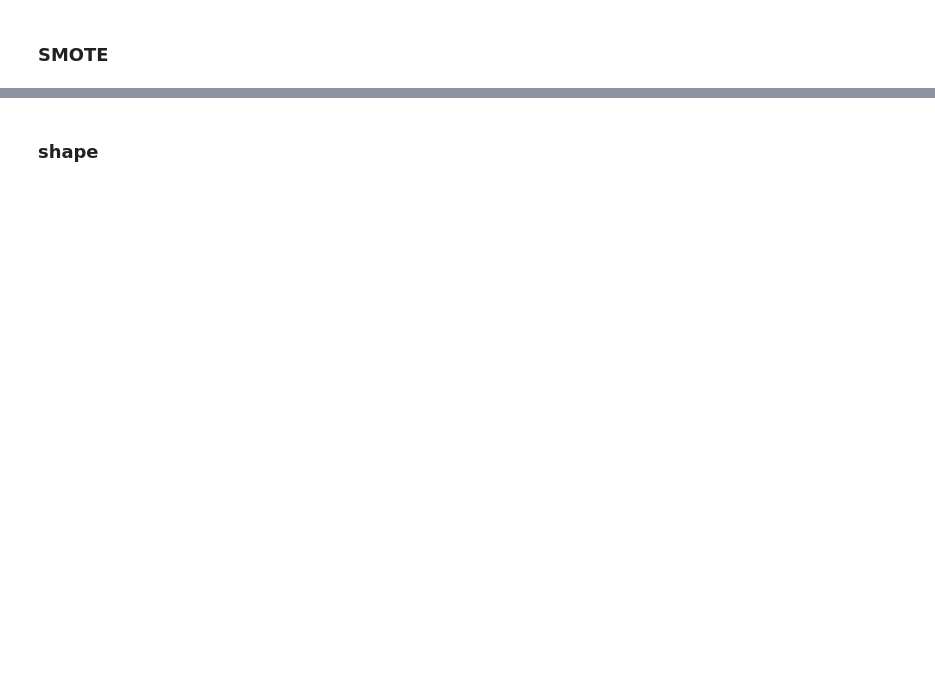
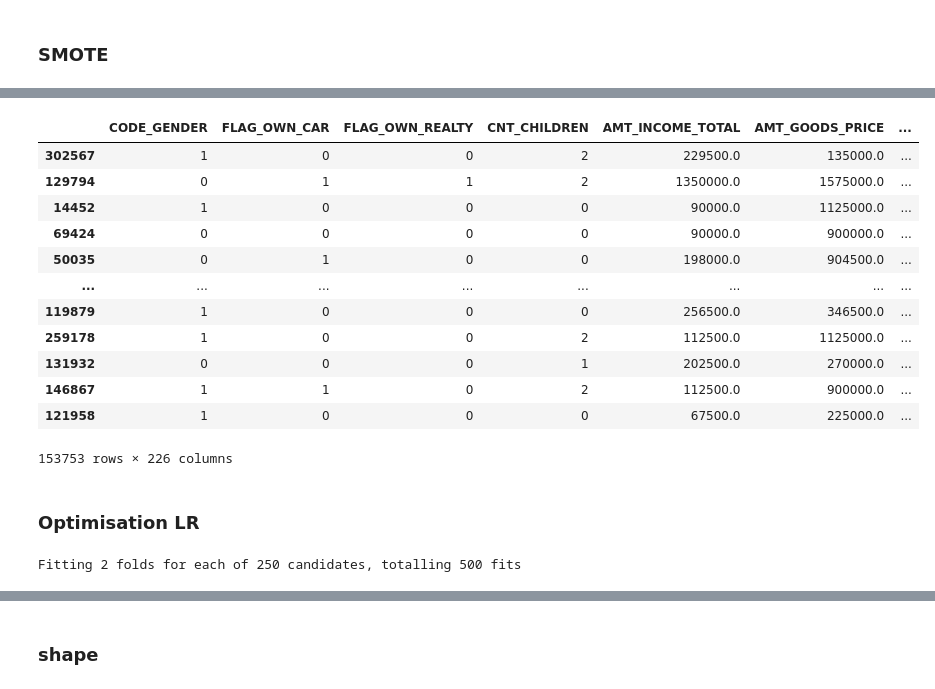
Before and after one commit to antoine-lo/Modele_de_scoring, a Jupyter notebook: Notebook/Modelisation.ipynb, the cells around one changed output, grey strips where cells are left out. Drawn from its saved outputs; the diff is of its cells as text; code cells hidden in the pictures; blank space fills up the shorter version.

```diff
--- a/Notebook/Modelisation.ipynb
+++ b/Notebook/Modelisation.ipynb
@@ -262,0 +444,4 @@ importance_df.sort_values(by="score decrease", ascending = False)
+# %%
+pipe.fit(x_train, y_train)
+model = LogisticRegression(solver='liblinear', class_weight = 'balanced')
+model.fit(pipe.transform(x_train),y_train)
@@ -262,0 +519,6 @@ importance_df.sort_values(by="score decrease", ascending = False)
+# %%
+from sklearn.feature_selection import SelectFromModel
+# #Selecting the Best important features according to Logistic Regression using SelectFromModel
+sfm_selector = SelectFromModel(estimator= LogisticRegression(class_weight = 'balanced'))
+sfm_selector.fit(pipe.transform(x_train), y_train)
+x_train.columns[sfm_selector.get_support()]
@@ -262,0 +544,20 @@ importance_df.sort_values(by="score decrease", ascending = False)
+# %%
+x_train = x_train[x_train.columns[sfm_selector.get_support()]]
+# %%
+x_train
+# %% [output]
+|  | CODE_GENDER | FLAG_OWN_CAR | FLAG_OWN_REALTY | CNT_CHILDREN | AMT_INCOME_TOTAL | AMT_GOODS_PRICE | ... |
+| 302567 | 1 | 0 | 0 | 2 | 229500.0 | 135000.0 | ... |
+| 129794 | 0 | 1 | 1 | 2 | 1350000.0 | 1575000.0 | ... |
+| 14452 | 1 | 0 | 0 | 0 | 90000.0 | 1125000.0 | ... |
+| 69424 | 0 | 0 | 0 | 0 | 90000.0 | 900000.0 | ... |
+| 50035 | 0 | 1 | 0 | 0 | 198000.0 | 904500.0 | ... |
+| ... | ... | ... | ... | ... | ... | ... | ... |
+| 119879 | 1 | 0 | 0 | 0 | 256500.0 | 346500.0 | ... |
+| 259178 | 1 | 0 | 0 | 2 | 112500.0 | 1125000.0 | ... |
+| 131932 | 0 | 0 | 0 | 1 | 202500.0 | 270000.0 | ... |
+| 146867 | 1 | 1 | 0 | 2 | 112500.0 | 900000.0 | ... |
+| 121958 | 1 | 0 | 0 | 0 | 67500.0 | 225000.0 | ... |
+153753 rows × 226 columns
+# %% [markdown]
+### Optimisation LR
@@ -262,0 +603,33 @@ importance_df.sort_values(by="score decrease", ascending = False)
+# %%
+#PLaying with class weight for logistic regression
+
+from sklearn.model_selection import GridSearchCV
+
+
+#Set the range of class weights
+weights = np.linspace(0.1,1.0,5)
+
+#Create dictionary grid for grid search
+param_grid = {'clf__class_weight': [{0:x, 1:1.0-x} for x in weights],
+              'clf__penalty' : ['l1', 'l2'],
+              'clf__C' : np.logspace(-4, 4, 25)}
+
+##Fitting training data with 5 times grid search method
+gridsearch = GridSearchCV(estimator= pipe,
+                          param_grid= param_grid,
+                          cv=2,
+                          n_jobs=-1,
+                          scoring='f1',
+                          verbose=True).fit(x_train, y_train)
+
+#Draw fractions with different weight values
+sns.set_style('whitegrid')
+plt.figure(figsize=(12,8))
+weigh_data = pd.DataFrame({ 'score': gridsearch.cv_results_['mean_test_score'], 'weight': (1- weights)})
+sns.lineplot(weigh_data['weight'], weigh_data['score'])
+plt.xlabel('Weight for class 1')
+plt.ylabel('F1 score')
+plt.xticks([round(i/10,1) for i in range(0,11,1)])
+plt.title('Scoring for different class weights', fontsize=24)
+# %% [output]
+Fitting 2 folds for each of 250 candidates, totalling 500 fits
```
Also changed, not shown: parts of 51 cells of this notebook, 1 other file.
